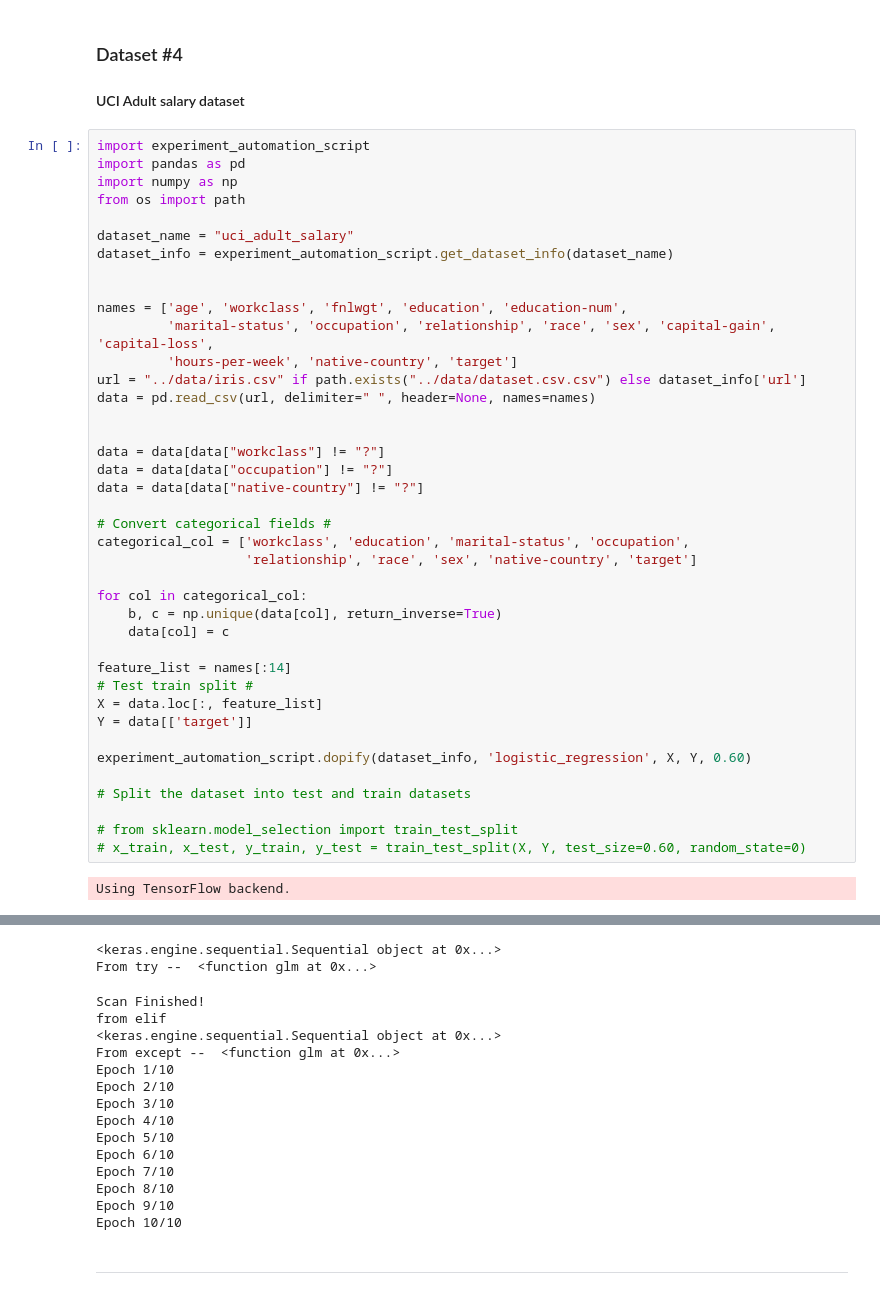
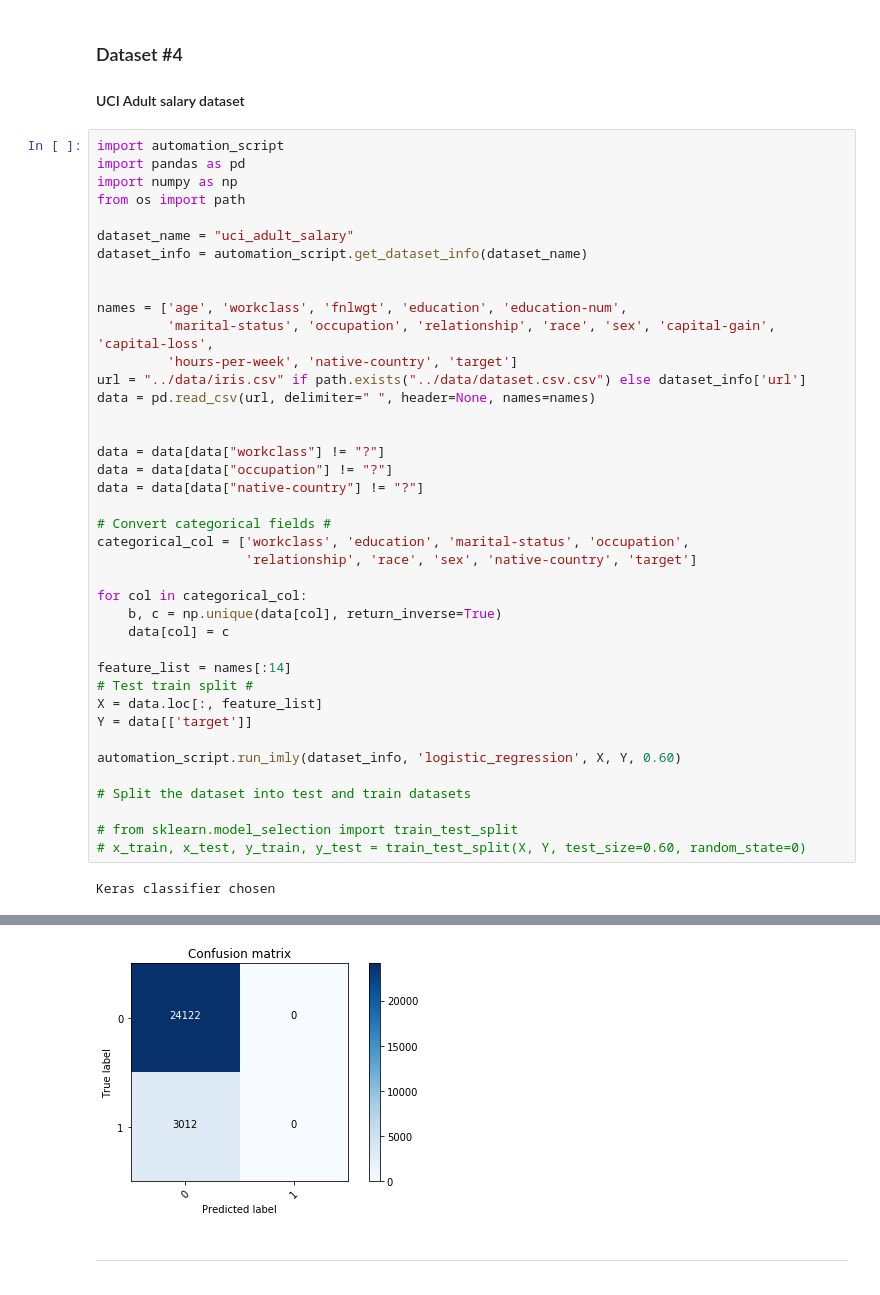
Before and after one commit to shakkeel1330/cook-imly, a Jupyter notebook: imly/experiment.ipynb, the cells around one changed output, grey strips where cells are left out. Cells and saved outputs as stored; diff of their text form.

Commit message:
Fixed prediction issue in keras_classifier

```diff
--- a/imly/experiment.ipynb
+++ b/imly/experiment.ipynb
@@ -175,13 +236,13 @@ input from __call__  --  Tensor("dense_2_input_1:0", shape=(?, 4), dtype=float32
 
 #### UCI Adult salary dataset
 # %%
-import experiment_automation_script
+import automation_script
 import pandas as pd
 import numpy as np
 from os import path
 
 dataset_name = "uci_adult_salary"
-dataset_info = experiment_automation_script.get_dataset_info(dataset_name)
+dataset_info = automation_script.get_dataset_info(dataset_name)
 
 
 names = ['age', 'workclass', 'fnlwgt', 'education', 'education-num',
@@ -208,11 +269,11 @@ feature_list = names[:14]
 X = data.loc[:, feature_list]
 Y = data[['target']]
 
-experiment_automation_script.dopify(dataset_info, 'logistic_regression', X, Y, 0.60)
+automation_script.run_imly(dataset_info, 'logistic_regression', X, Y, 0.60)
 
 # Split the dataset into test and train datasets
 
 # from sklearn.model_selection import train_test_split
 # x_train, x_test, y_train, y_test = train_test_split(X, Y, test_size=0.60, random_state=0)
 # %% [output]
-Using TensorFlow backend.
+Keras classifier chosen
@@ -220,19 +291,4 @@ Keras classifier chosen
-<keras.engine.sequential.Sequential object at 0x...>
-From try --  <function glm at 0x...>
-Scan Finished!
-from elif
-<keras.engine.sequential.Sequential object at 0x...>
-From except --  <function glm at 0x...>
-Epoch 1/10
-Epoch 2/10
-Epoch 3/10
-Epoch 4/10
-Epoch 5/10
-Epoch 6/10
-Epoch 7/10
-Epoch 8/10
-Epoch 9/10
-Epoch 10/10
+[figure, added]
 # %% [markdown]
 ---
 # %% [markdown]
```
Also changed, not shown: parts of 31 cells of this notebook, 6 other files.
